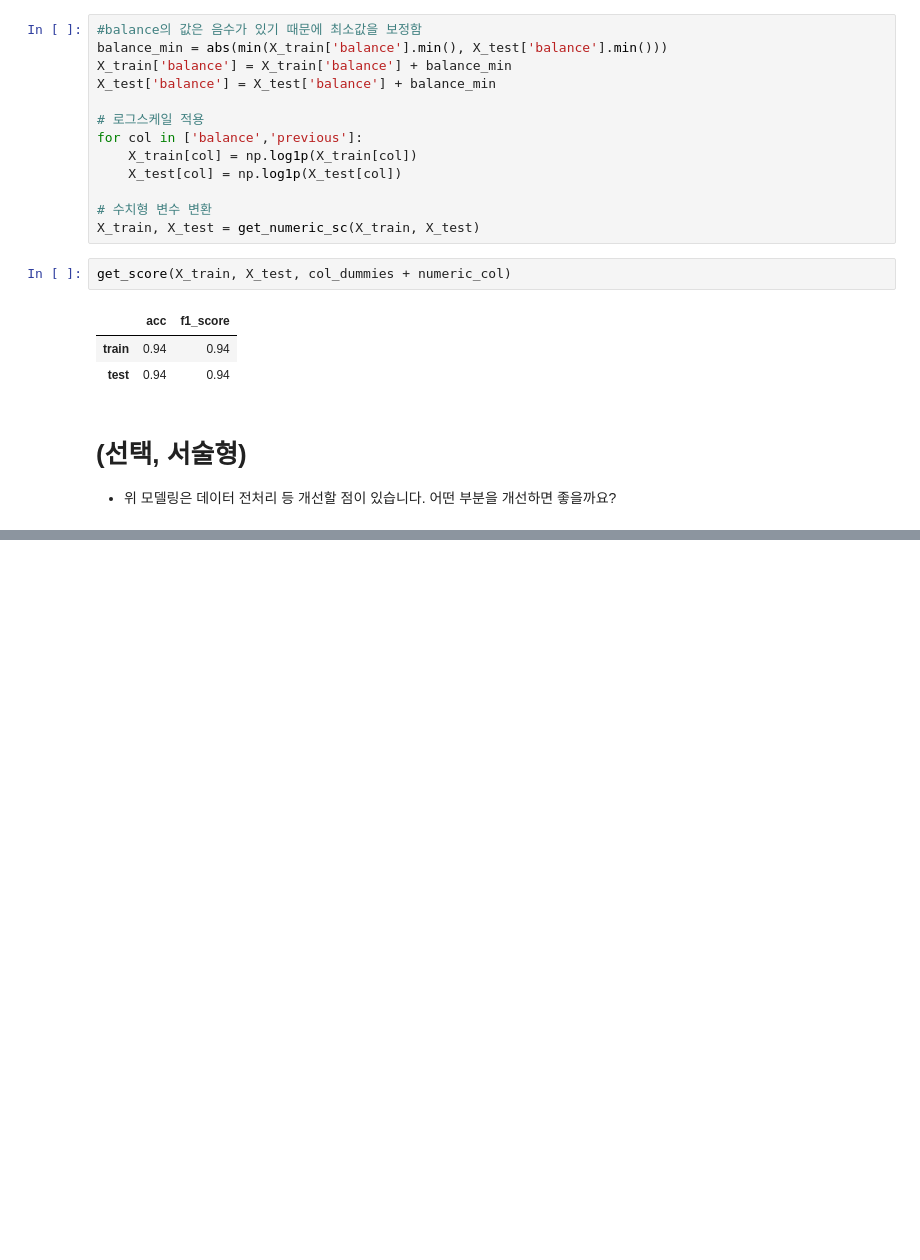
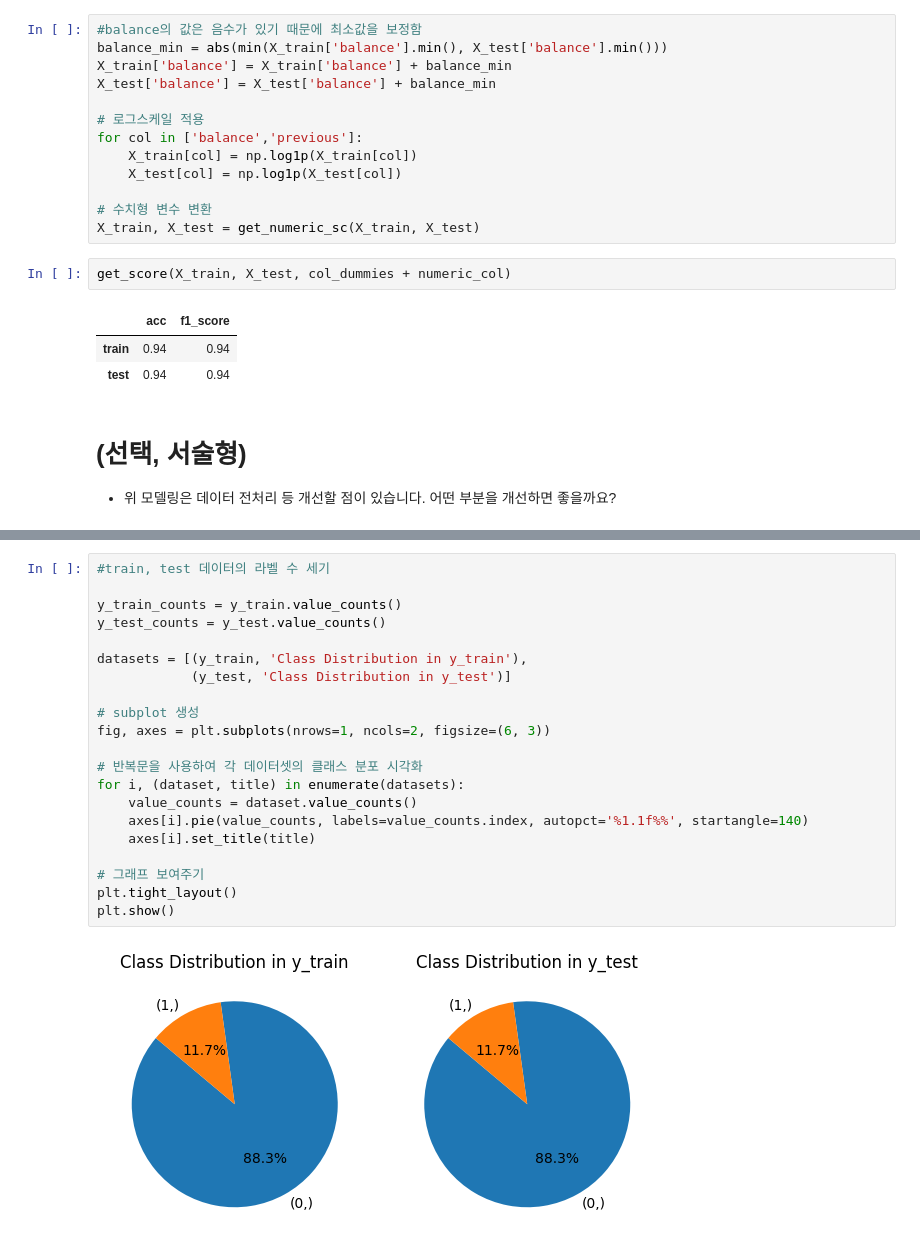
Before and after one commit to bellepoque7/sparta_ml, a Jupyter notebook: A02_최영아.ipynb, the cells around one changed output, grey strips where cells are left out. Cells and saved outputs as stored; diff of their text form; blank space fills up the shorter version.

```diff
--- a/A02_최영아.ipynb
+++ b/A02_최영아.ipynb
@@ -496,0 +1003,23 @@ get_score(X_train, X_test, col_dummies + numeric_col)
+# %%
+#train, test 데이터의 라벨 수 세기
+
+y_train_counts = y_train.value_counts()
+y_test_counts = y_test.value_counts()
+
+datasets = [(y_train, 'Class Distribution in y_train'),
+            (y_test, 'Class Distribution in y_test')]
+
+# subplot 생성
+fig, axes = plt.subplots(nrows=1, ncols=2, figsize=(6, 3))
+
+# 반복문을 사용하여 각 데이터셋의 클래스 분포 시각화
+for i, (dataset, title) in enumerate(datasets):
+    value_counts = dataset.value_counts()
+    axes[i].pie(value_counts, labels=value_counts.index, autopct='%1.1f%%', startangle=140)
+    axes[i].set_title(title)
+
+# 그래프 보여주기
+plt.tight_layout()
+plt.show()
+# %% [output]
+[figure, added]
```
Also changed, not shown: parts of 54 cells of this notebook.
